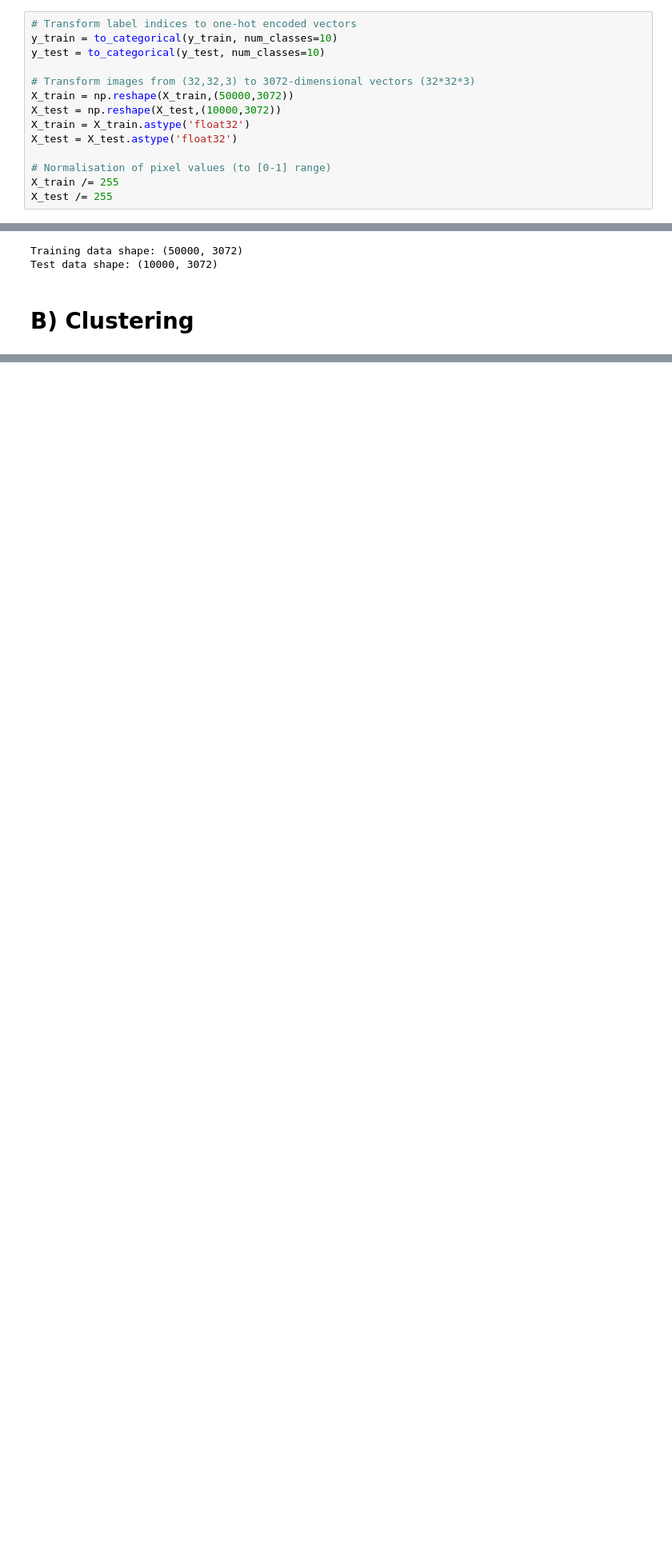
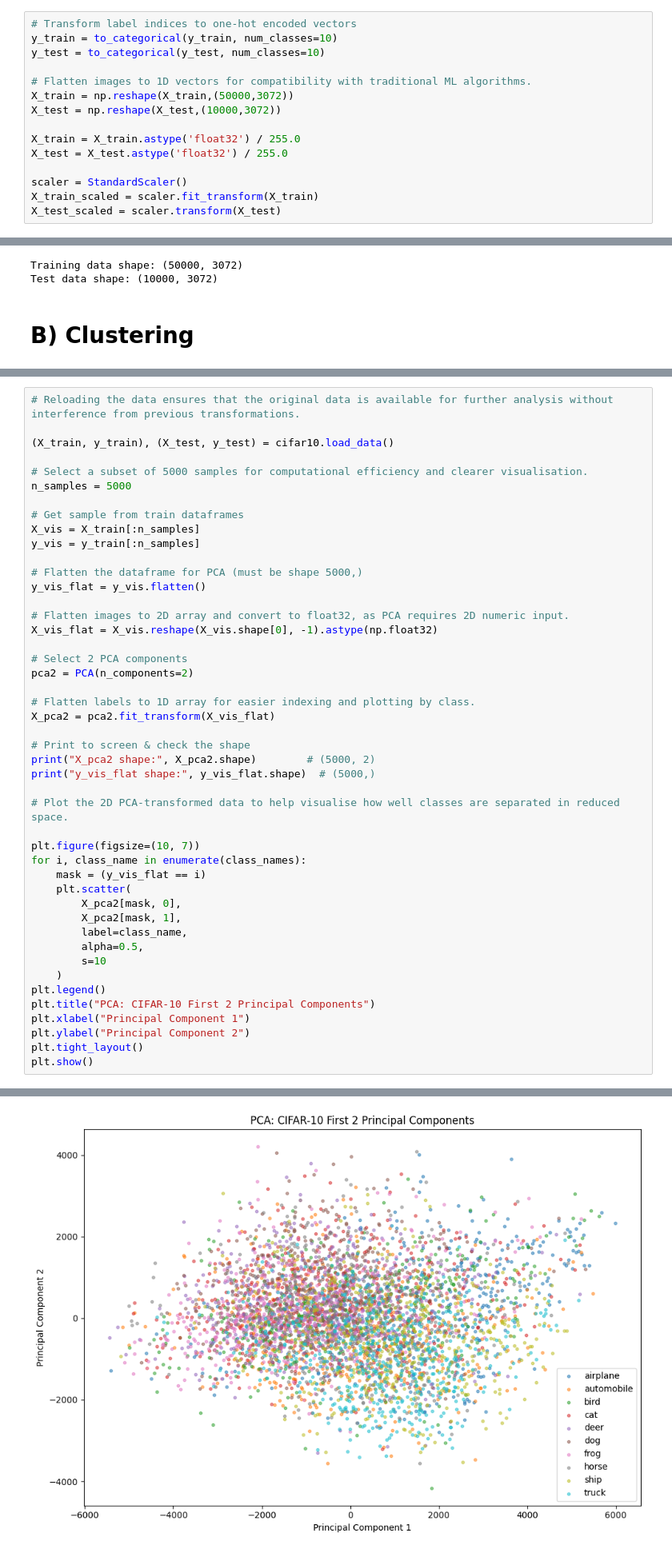
Before and after one commit to RubyNixx/CIFAR10, a Jupyter notebook: CIFAR10_ML.ipynb, the cells around one changed output, grey strips where cells are left out. Shown at 80% size. Drawn from its saved outputs; the diff is of its cells as text; blank space fills up the shorter version.

```diff
--- a/CIFAR10_ML.ipynb
+++ b/CIFAR10_ML.ipynb
@@ -187,12 +245,13 @@ Converting the pixel values to float32 and normalising them to the range standar
 y_train = to_categorical(y_train, num_classes=10)
 y_test = to_categorical(y_test, num_classes=10)
 
-# Transform images from (32,32,3) to 3072-dimensional vectors (32*32*3)
+# Flatten images to 1D vectors for compatibility with traditional ML algorithms.
 X_train = np.reshape(X_train,(50000,3072))
 X_test = np.reshape(X_test,(10000,3072))
-X_train = X_train.astype('float32')
-X_test = X_test.astype('float32')
 
-# Normalisation of pixel values (to [0-1] range)
-X_train /= 255
-X_test /= 255
+X_train = X_train.astype('float32') / 255.0
+X_test = X_test.astype('float32') / 255.0
+
+scaler = StandardScaler()
+X_train_scaled = scaler.fit_transform(X_train)
+X_test_scaled = scaler.transform(X_test)
@@ -258,0 +329,47 @@ K-means clustering groups similar data points together. Applying it to the PCA-r
+# %%
+# Reloading the data ensures that the original data is available for further analysis without interference from previous transformations.
+
+(X_train, y_train), (X_test, y_test) = cifar10.load_data()
+
+# Select a subset of 5000 samples for computational efficiency and clearer visualisation.
+n_samples = 5000
+
+# Get sample from train dataframes
+X_vis = X_train[:n_samples]
+y_vis = y_train[:n_samples]
+
+# Flatten the dataframe for PCA (must be shape 5000,)
+y_vis_flat = y_vis.flatten()
+
+# Flatten images to 2D array and convert to float32, as PCA requires 2D numeric input.
+X_vis_flat = X_vis.reshape(X_vis.shape[0], -1).astype(np.float32)
+
+# Select 2 PCA components
+pca2 = PCA(n_components=2)
+
+# Flatten labels to 1D array for easier indexing and plotting by class.
+X_pca2 = pca2.fit_transform(X_vis_flat)
+
+# Print to screen & check the shape
+print("X_pca2 shape:", X_pca2.shape)        # (5000, 2)
+print("y_vis_flat shape:", y_vis_flat.shape)  # (5000,)
+
+# Plot the 2D PCA-transformed data to help visualise how well classes are separated in reduced space.
+
+plt.figure(figsize=(10, 7))
+for i, class_name in enumerate(class_names):
+    mask = (y_vis_flat == i)
+    plt.scatter(
+        X_pca2[mask, 0],
+        X_pca2[mask, 1],
+        label=class_name,
+        alpha=0.5,
+        s=10
+    )
+plt.legend()
+plt.title("PCA: CIFAR-10 First 2 Principal Components")
+plt.xlabel("Principal Component 1")
+plt.ylabel("Principal Component 2")
+plt.tight_layout()
+plt.show()
+# %% [output]
@@ -258,0 +378 @@ K-means clustering groups similar data points together. Applying it to the PCA-r
+[figure, added]
```
Also changed, not shown: parts of 137 cells of this notebook.
